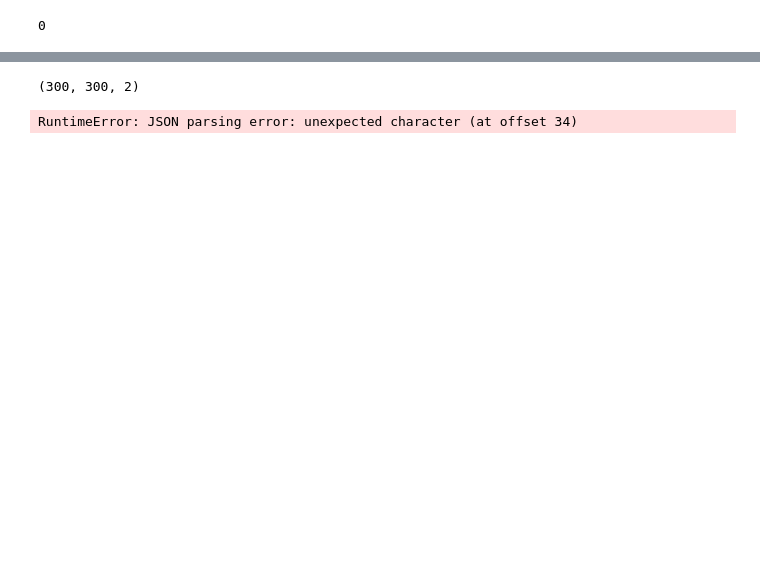
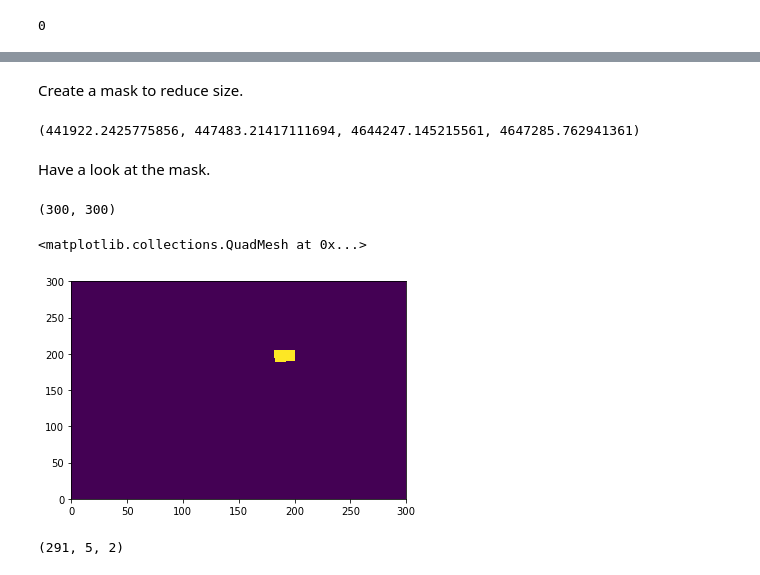
Before and after one commit to IreneCrisologo/precipitation-gradients, a Jupyter notebook: notebooks/radar/06_Zonalstats_for_watersheds.ipynb, the cells around one changed output, grey strips where cells are left out. Saved outputs shown, nothing was run; the diff lists cells and outputs as text; code cells hidden in the pictures; blank space fills up the shorter version.

```diff
--- a/notebooks/radar/06_Zonalstats_for_watersheds.ipynb
+++ b/notebooks/radar/06_Zonalstats_for_watersheds.ipynb
@@ -42,5 +52,8 @@ proj_wgs.ImportFromEPSG(4326)
 
 proj_IL = osr.SpatialReference()
 proj_IL.ImportFromEPSG(26771)
+
+proj_IL_UTM = osr.SpatialReference()
+proj_IL_UTM.ImportFromEPSG(26916)
 # %% [output]
 0
@@ -51,0 +69,4 @@ grid_xy[:,:,1] = y_rad
+# %%
+grid_xy_utm = wrl.georef.reproject(grid_xy,
+                                projection_source=proj_wgs,
+                                projection_target=proj_IL_UTM)
@@ -51,0 +94,24 @@ grid_xy[:,:,1] = y_rad
+# %% [markdown]
+Create a mask to reduce size.
+# %%
+# Reduce grid size using a bounding box (to enhancing performance)
+bbox = inLayer.GetExtent()
+# %%
+print(bbox) # in UTM
+# %% [output]
+(441922.2425775856, 447483.21417111694, 4644247.145215561, 4647285.762941361)
+# %%
+buffer = 5000.
+bbox = dict(left=bbox[0] - buffer, right=bbox[1] + buffer,
+            bottom=bbox[2] - buffer, top=bbox[3] + buffer)
+mask = (((grid_xy_utm[..., 1] > bbox['bottom']) & (grid_xy_utm[..., 1] < bbox['top'])) &
+        ((grid_xy_utm[..., 0] > bbox['left']) & (grid_xy_utm[..., 0] < bbox['right'])))
+# %% [markdown]
+Have a look at the mask.
+# %%
+print(mask.shape)
+plt.pcolormesh(mask)
+# %% [output]
+(300, 300)
+<matplotlib.collections.QuadMesh at 0x...>
+[figure, added]
@@ -52,4 +130,4 @@ grid_xy[:,:,1] = y_rad
 # %%
-grid_xy.shape
+grdverts.shape
 # %% [output]
-(300, 300, 2)
+(291, 5, 2)
@@ -61,4 +133,0 @@ xy = wrl.georef.reproject(grid_xy,
-# %%
-zd = wrl.zonalstats.ZonalDataPoint(xy, borders, srs=proj_IL, buf=500.)
-# %% [output]
-RuntimeError: JSON parsing error: unexpected character (at offset 34)
```
Also changed, not shown: parts of 35 cells of this notebook.
